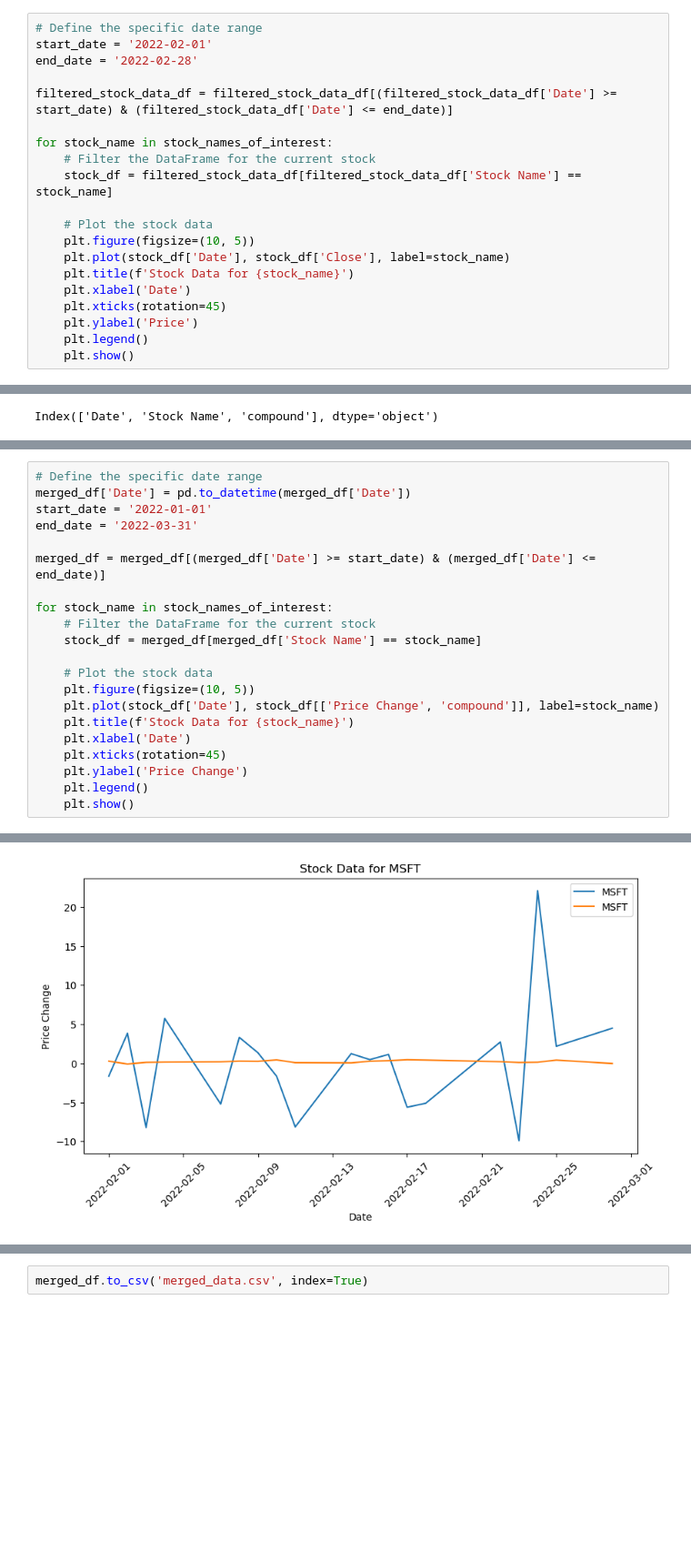
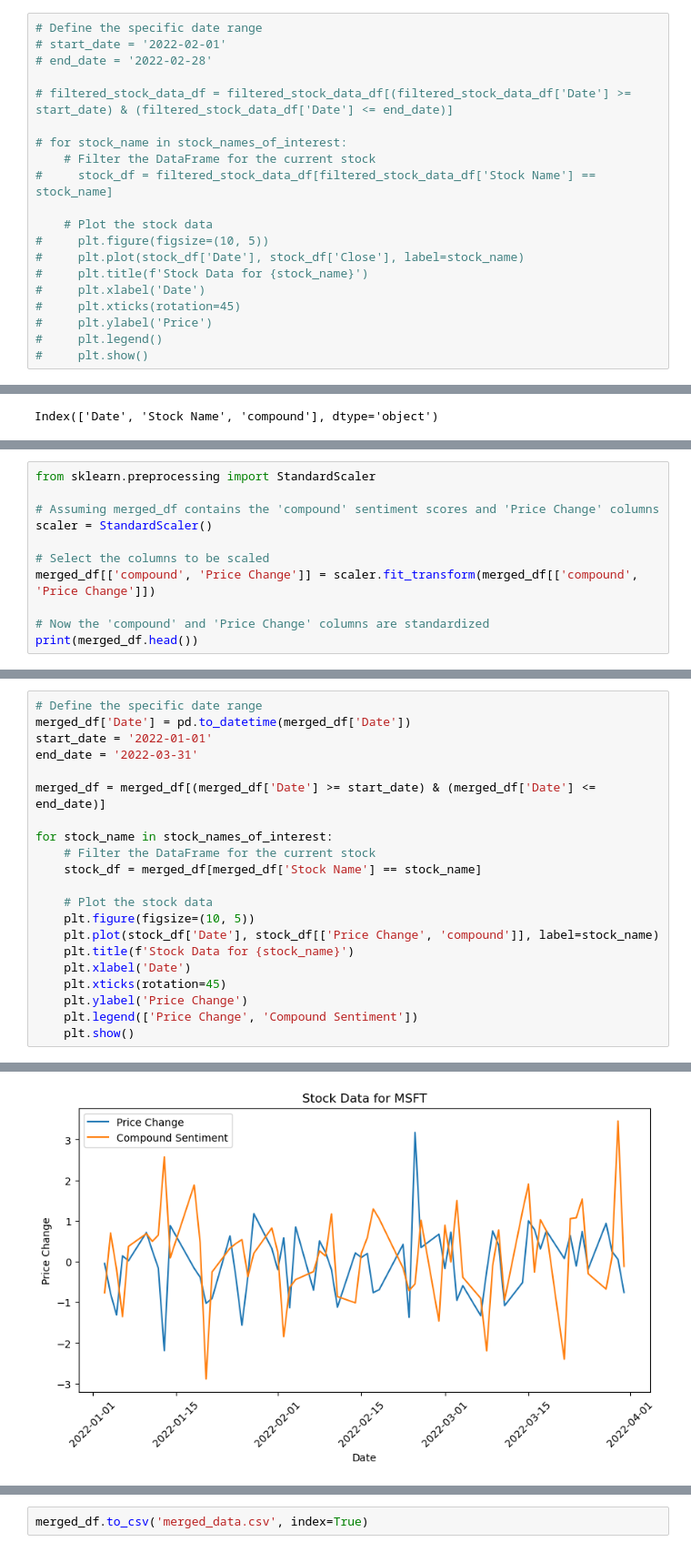
Before and after one commit to AngieP48/project-3, a Jupyter notebook: Marks Code.ipynb, the cells around one changed output, grey strips where cells are left out. Shown at 91% size. Cells and saved outputs as stored; diff of their text form; blank space fills up the shorter version.

Commit message:
Added StandardScaler to data

```diff
--- a/Marks Code.ipynb
+++ b/Marks Code.ipynb
@@ -54,21 +54,21 @@ dtypes: float64(3), object(2)
 memory usage: 59.1+ KB
 # %%
 # Define the specific date range
-start_date = '2022-02-01'
-end_date = '2022-02-28'
+# start_date = '2022-02-01'
+# end_date = '2022-02-28'
 
-filtered_stock_data_df = filtered_stock_data_df[(filtered_stock_data_df['Date'] >= start_date) & (filtered_stock_data_df['Date'] <= end_date)]
+# filtered_stock_data_df = filtered_stock_data_df[(filtered_stock_data_df['Date'] >= start_date) & (filtered_stock_data_df['Date'] <= end_date)]
 
-for stock_name in stock_names_of_interest:
+# for stock_name in stock_names_of_interest:
     # Filter the DataFrame for the current stock
-    stock_df = filtered_stock_data_df[filtered_stock_data_df['Stock Name'] == stock_name]
+#     stock_df = filtered_stock_data_df[filtered_stock_data_df['Stock Name'] == stock_name]
 
     # Plot the stock data
-    plt.figure(figsize=(10, 5))
-    plt.plot(stock_df['Date'], stock_df['Close'], label=stock_name)
-    plt.title(f'Stock Data for {stock_name}')
-    plt.xlabel('Date')
-    plt.xticks(rotation=45)
-    plt.ylabel('Price')
-    plt.legend()
-    plt.show()
+#     plt.figure(figsize=(10, 5))
+#     plt.plot(stock_df['Date'], stock_df['Close'], label=stock_name)
+#     plt.title(f'Stock Data for {stock_name}')
+#     plt.xlabel('Date')
+#     plt.xticks(rotation=45)
+#     plt.ylabel('Price')
+#     plt.legend()
+#     plt.show()
@@ -259,0 +254,11 @@ merged_df.head()
+# %%
+from sklearn.preprocessing import StandardScaler
+
+# Assuming merged_df contains the 'compound' sentiment scores and 'Price Change' columns
+scaler = StandardScaler()
+
+# Select the columns to be scaled
+merged_df[['compound', 'Price Change']] = scaler.fit_transform(merged_df[['compound', 'Price Change']])
+
+# Now the 'compound' and 'Price Change' columns are standardized
+print(merged_df.head())
@@ -276,6 +288,6 @@ for stock_name in stock_names_of_interest:
     plt.xlabel('Date')
     plt.xticks(rotation=45)
     plt.ylabel('Price Change')
-    plt.legend()
+    plt.legend(['Price Change', 'Compound Sentiment'])
     plt.show()
 # %% [output]
@@ -283 +295 @@ for stock_name in stock_names_of_interest:
-[figure, old version]
+[figure, new version]
```
Also changed, not shown: parts of 4 cells of this notebook, 1 other file.
